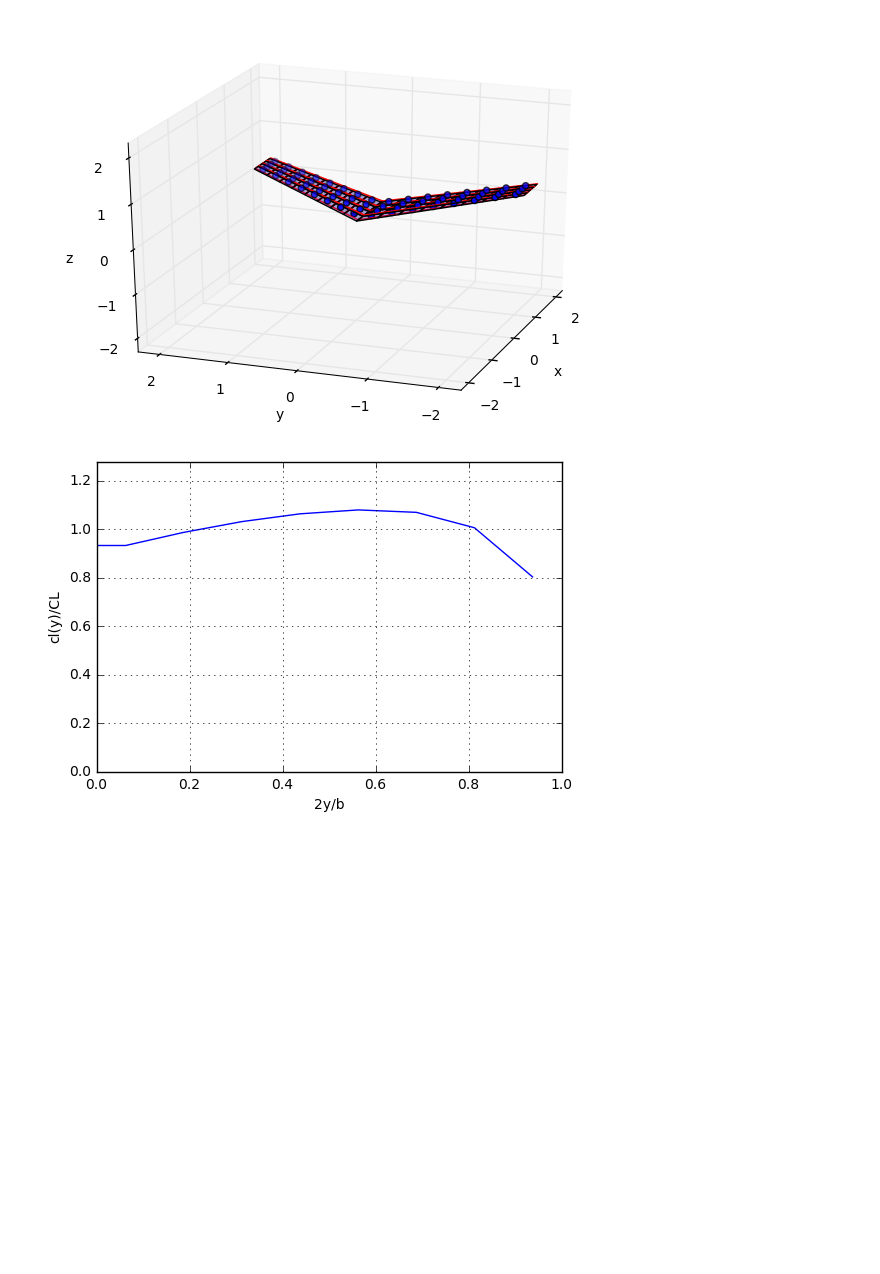
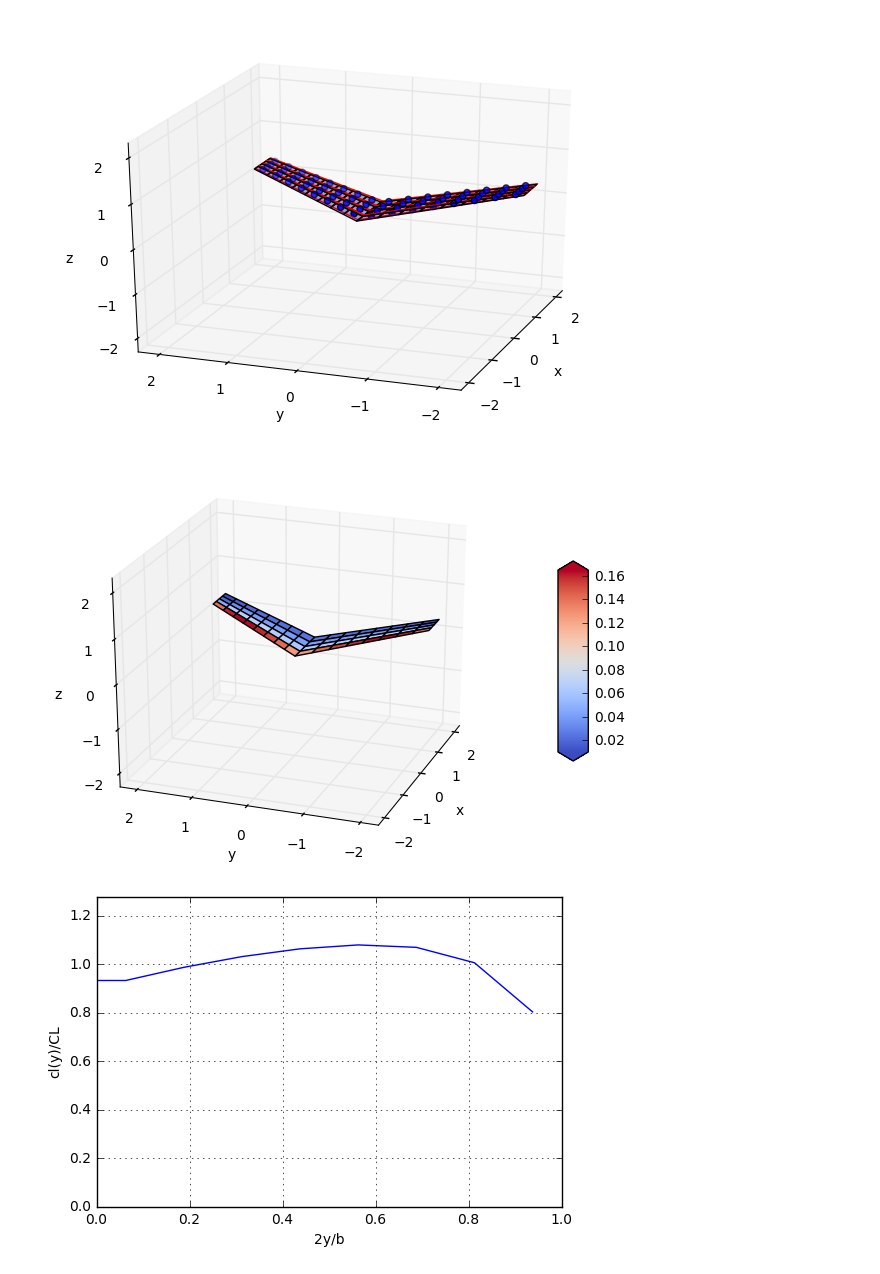
Before and after one commit to partmor/ezaero, a Jupyter notebook: steady_VLM/demo.ipynb, the cells around one changed output. Drawn from its saved outputs; the diff is of its cells as text; code cells hidden in the pictures; blank space fills up the shorter version.

Commit message:
added method to plot cl distribution with colormap on the actual geometry

```diff
--- a/steady_VLM/demo.ipynb
+++ b/steady_VLM/demo.ipynb
@@ -25,6 +25,10 @@ sim.plot_mesh()
 [figure]
 # %%
 sim.run()
+# %%
+sim.plot_cl_distribution_on_wing()
+# %% [output]
+[figure, added]
 # %%
 sim.plot_normalized_spanwise_cl();
 # %% [output]
```
Also changed, not shown: 1 other file.
